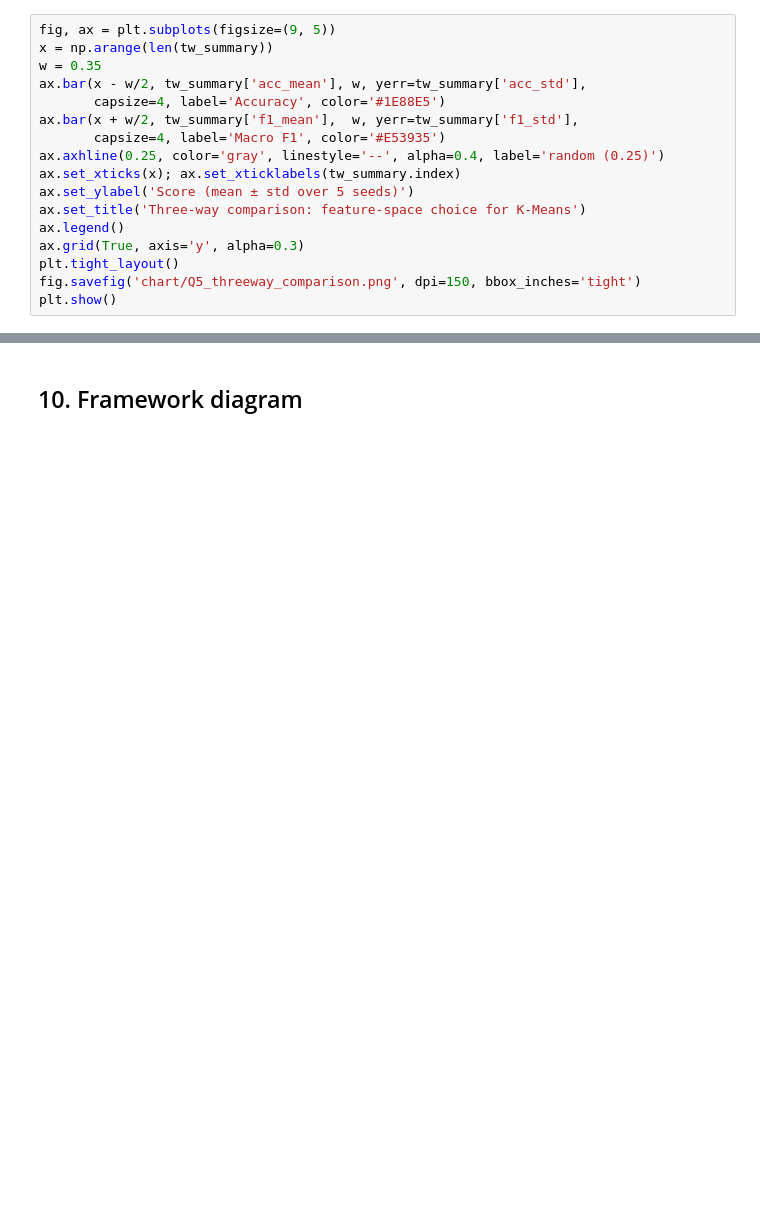
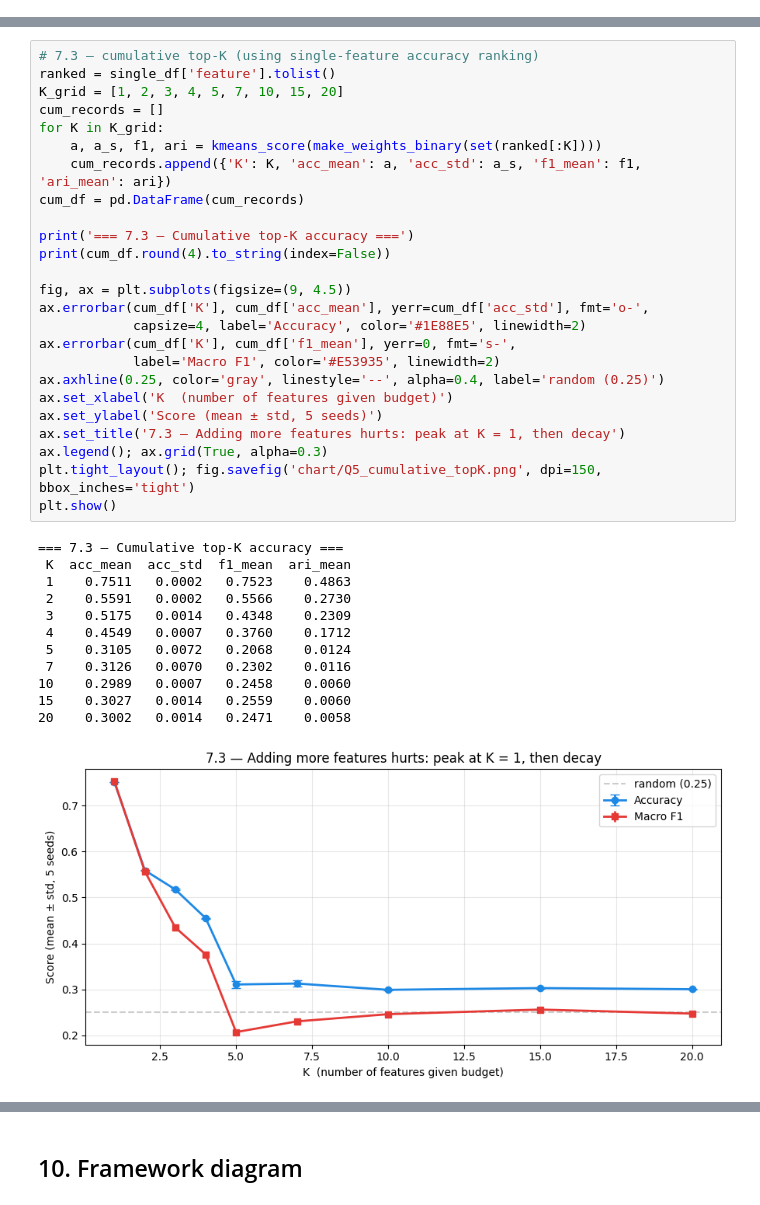
Before and after one commit to Ashurali/DM2026-Assignment-1-MKS, a Jupyter notebook: Mobile_Price_KMeans_ARM.ipynb, the cells around one changed output, grey strips where cells are left out. Saved outputs shown, nothing was run; the diff lists cells and outputs as text; blank space fills up the shorter version.

```diff
--- a/Mobile_Price_KMeans_ARM.ipynb
+++ b/Mobile_Price_KMeans_ARM.ipynb
@@ -422,17 +0,0 @@ print(tw_summary.to_string())
-# %%
-fig, ax = plt.subplots(figsize=(9, 5))
-x = np.arange(len(tw_summary))
-w = 0.35
-ax.bar(x - w/2, tw_summary['acc_mean'], w, yerr=tw_summary['acc_std'],
-       capsize=4, label='Accuracy', color='#1E88E5')
-ax.bar(x + w/2, tw_summary['f1_mean'],  w, yerr=tw_summary['f1_std'],
-       capsize=4, label='Macro F1', color='#E53935')
-ax.axhline(0.25, color='gray', linestyle='--', alpha=0.4, label='random (0.25)')
-ax.set_xticks(x); ax.set_xticklabels(tw_summary.index)
-ax.set_ylabel('Score (mean ± std over 5 seeds)')
-ax.set_title('Three-way comparison: feature-space choice for K-Means')
-ax.legend()
-ax.grid(True, axis='y', alpha=0.3)
-plt.tight_layout()
-fig.savefig('chart/Q5_threeway_comparison.png', dpi=150, bbox_inches='tight')
-plt.show()
@@ -438,0 +466,38 @@ plt.show()
+# %%
+# 7.3 — cumulative top-K (using single-feature accuracy ranking)
+ranked = single_df['feature'].tolist()
+K_grid = [1, 2, 3, 4, 5, 7, 10, 15, 20]
+cum_records = []
+for K in K_grid:
+    a, a_s, f1, ari = kmeans_score(make_weights_binary(set(ranked[:K])))
+    cum_records.append({'K': K, 'acc_mean': a, 'acc_std': a_s, 'f1_mean': f1, 'ari_mean': ari})
+cum_df = pd.DataFrame(cum_records)
+
+print('=== 7.3 — Cumulative top-K accuracy ===')
+print(cum_df.round(4).to_string(index=False))
+
+fig, ax = plt.subplots(figsize=(9, 4.5))
+ax.errorbar(cum_df['K'], cum_df['acc_mean'], yerr=cum_df['acc_std'], fmt='o-',
+            capsize=4, label='Accuracy', color='#1E88E5', linewidth=2)
+ax.errorbar(cum_df['K'], cum_df['f1_mean'], yerr=0, fmt='s-',
+            label='Macro F1', color='#E53935', linewidth=2)
+ax.axhline(0.25, color='gray', linestyle='--', alpha=0.4, label='random (0.25)')
+ax.set_xlabel('K  (number of features given budget)')
+ax.set_ylabel('Score (mean ± std, 5 seeds)')
+ax.set_title('7.3 — Adding more features hurts: peak at K = 1, then decay')
+ax.legend(); ax.grid(True, alpha=0.3)
+plt.tight_layout(); fig.savefig('chart/Q5_cumulative_topK.png', dpi=150, bbox_inches='tight')
+plt.show()
+# %% [output]
+=== 7.3 — Cumulative top-K accuracy ===
+ K  acc_mean  acc_std  f1_mean  ari_mean
+ 1    0.7511   0.0002   0.7523    0.4863
+ 2    0.5591   0.0002   0.5566    0.2730
+ 3    0.5175   0.0014   0.4348    0.2309
+ 4    0.4549   0.0007   0.3760    0.1712
+ 5    0.3105   0.0072   0.2068    0.0124
+ 7    0.3126   0.0070   0.2302    0.0116
+10    0.2989   0.0007   0.2458    0.0060
+15    0.3027   0.0014   0.2559    0.0060
+20    0.3002   0.0014   0.2471    0.0058
+[figure, added]
```
Also changed, not shown: parts of 69 cells of this notebook, 15 other files.
